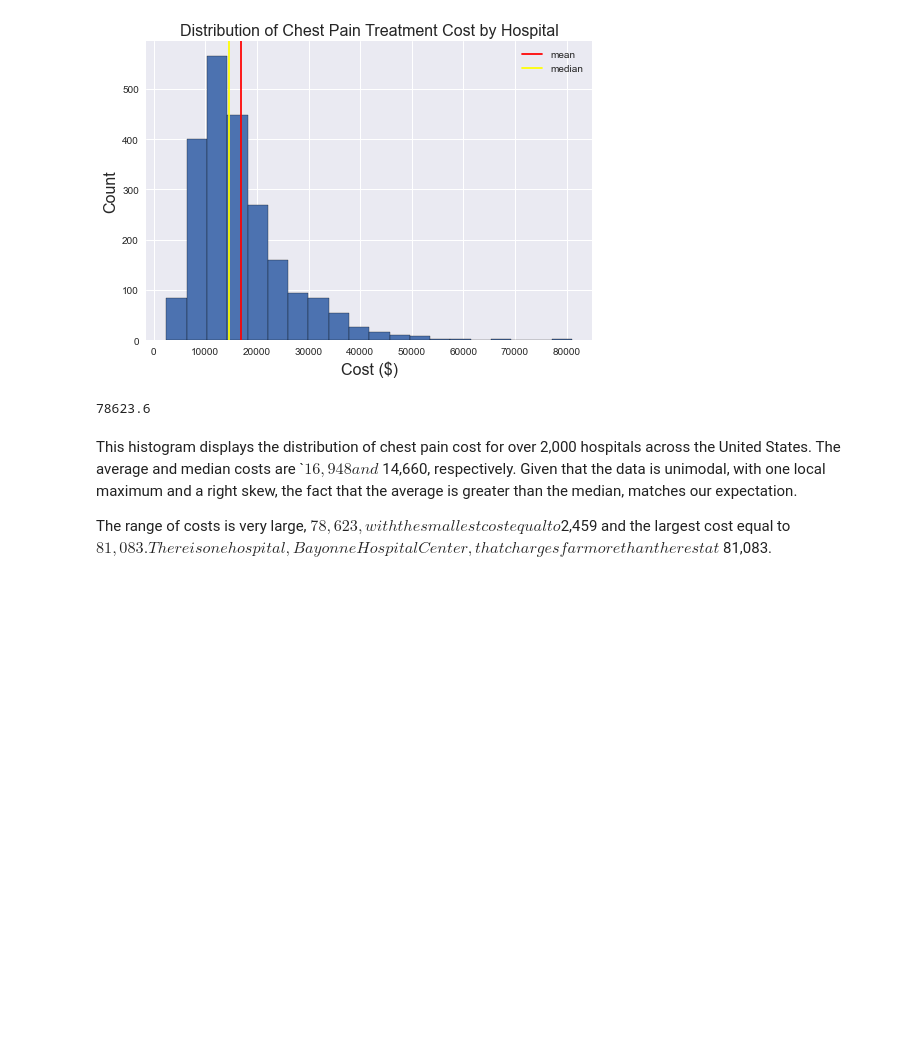
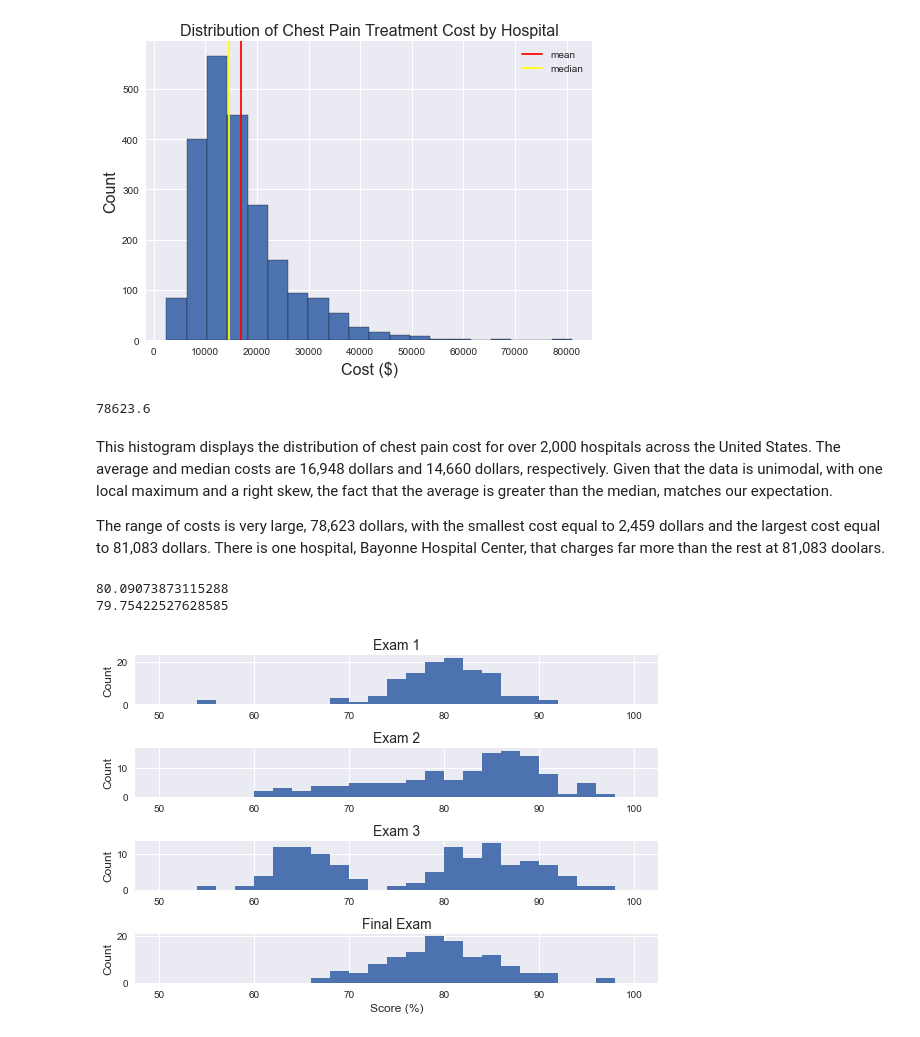
Before and after one commit to joeelorm/Data_Science, a Jupyter notebook: Distributions.ipynb, the cells around one changed output. Cells and saved outputs as stored; diff of their text form; code cells hidden in the pictures; blank space fills up the shorter version.

```diff
--- a/Distributions.ipynb
+++ b/Distributions.ipynb
@@ -293,6 +293,67 @@ range_of_cost
 # %% [output]
 78623.6
 # %% [markdown]
-This histogram displays the distribution of chest pain cost for over 2,000 hospitals across the United States. The average and median costs are `$ 16,948 and $ 14,660, respectively. Given that the data is unimodal, with one local maximum and a right skew, the fact that the average is greater than the median, matches our expectation.
+This histogram displays the distribution of chest pain cost for over 2,000 hospitals across the United States. The average and median costs are 16,948 dollars and 14,660 dollars, respectively. Given that the data is unimodal, with one local maximum and a right skew, the fact that the average is greater than the median, matches our expectation.
 
-The range of costs is very large, $ 78,623, with the smallest cost equal to $2,459 and the largest cost equal to $ 81,083. There is one hospital, Bayonne Hospital Center, that charges far more than the rest at $ 81,083.
+The range of costs is very large, 78,623 dollars, with the smallest cost equal to 2,459 dollars and the largest cost equal to 81,083 dollars. There is one hospital, Bayonne Hospital Center, that charges far more than the rest at 81,083 doolars.
+# %%
+np.random.seed(1)
+
+fig, axes = plt.subplots(nrows=4, ncols=1)
+
+plt.subplot(4,1,1)
+mu, sigma = 80,5
+exam_1 = np.random.normal(mu, sigma, 120)
+exam_1[50] = 55
+exam_1[51] = 55
+count, bins, ignored = plt.hist(exam_1, 25, range=[50, 100])
+plt.ylabel("Count", fontsize=12)
+plt.title("Exam 1", fontsize=14)
+
+
+
+
+plt.subplot(4,1,2)
+mu, sigma = 85,5
+exam_2_norm = np.random.normal(mu, sigma, 85)
+exam_2_u = np.random.uniform(60, 80, 35)
+exam_2 = np.concatenate((exam_2_norm, exam_2_u))
+
+count, bins, ignored = plt.hist(exam_2, 25, range=[50, 100])
+plt.ylabel("Count", fontsize=12)
+plt.title("Exam 2", fontsize=14)
+
+
+
+plt.subplot(4,1,3)
+mu, sigma = 85,5
+exam_2_norm = np.random.normal(mu, sigma, 70)
+exam_2_u = np.random.normal(65, 3.5, 50)
+exam_2 = np.concatenate((exam_2_norm, exam_2_u))
+
+count, bins, ignored = plt.hist(exam_2, 25, range=[50, 100])
+plt.ylabel("Count", fontsize=12)
+plt.title("Exam 3", fontsize=14)
+
+
+
+plt.subplot(4,1,4)
+mu, sigma = 80,6
+exam_2_norm = np.random.normal(mu, sigma, 120)
+exam_2 = np.concatenate((exam_2_norm, np.array([96,96])))
+print(np.average(exam_2))
+print(np.median(exam_2))
+
+
+count, bins, ignored = plt.hist(exam_2, 25, range=[50, 100])
+plt.xlabel("Score (%)", fontsize=12)
+plt.ylabel("Count", fontsize=12)
+plt.title("Final Exam", fontsize=14)
+
+fig.tight_layout()
+
+plt.show()
+# %% [output]
+80.09073873115288
+79.75422527628585
+[figure, added]
```
